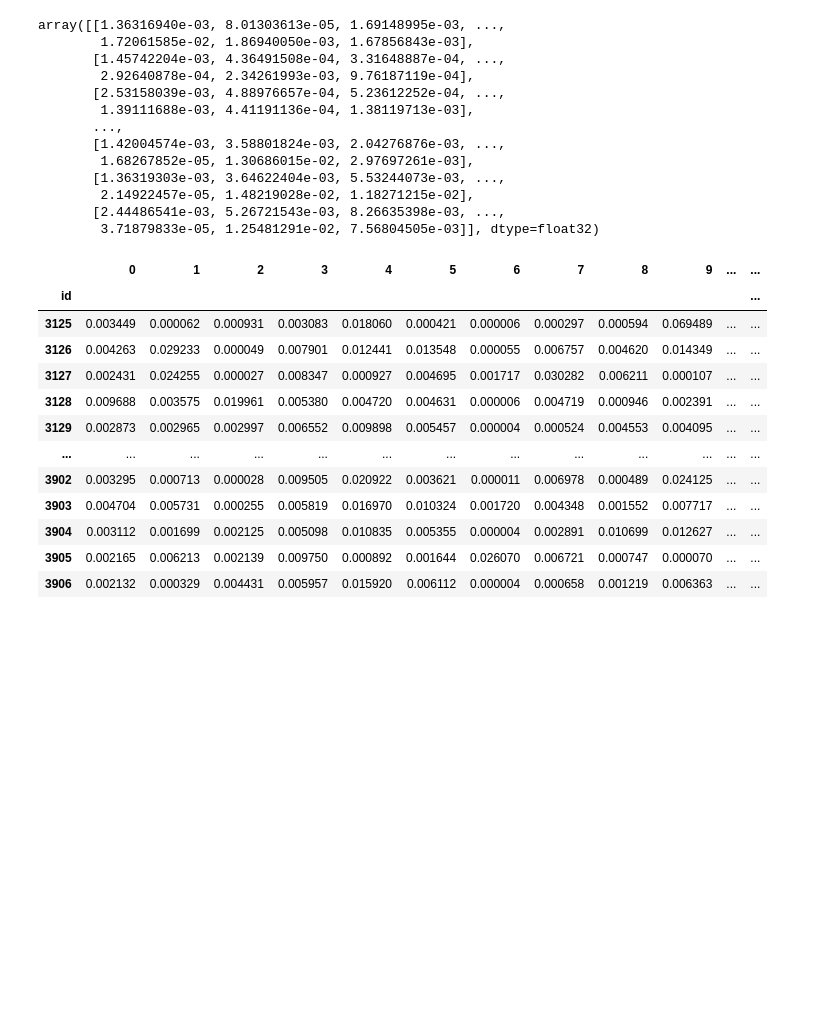
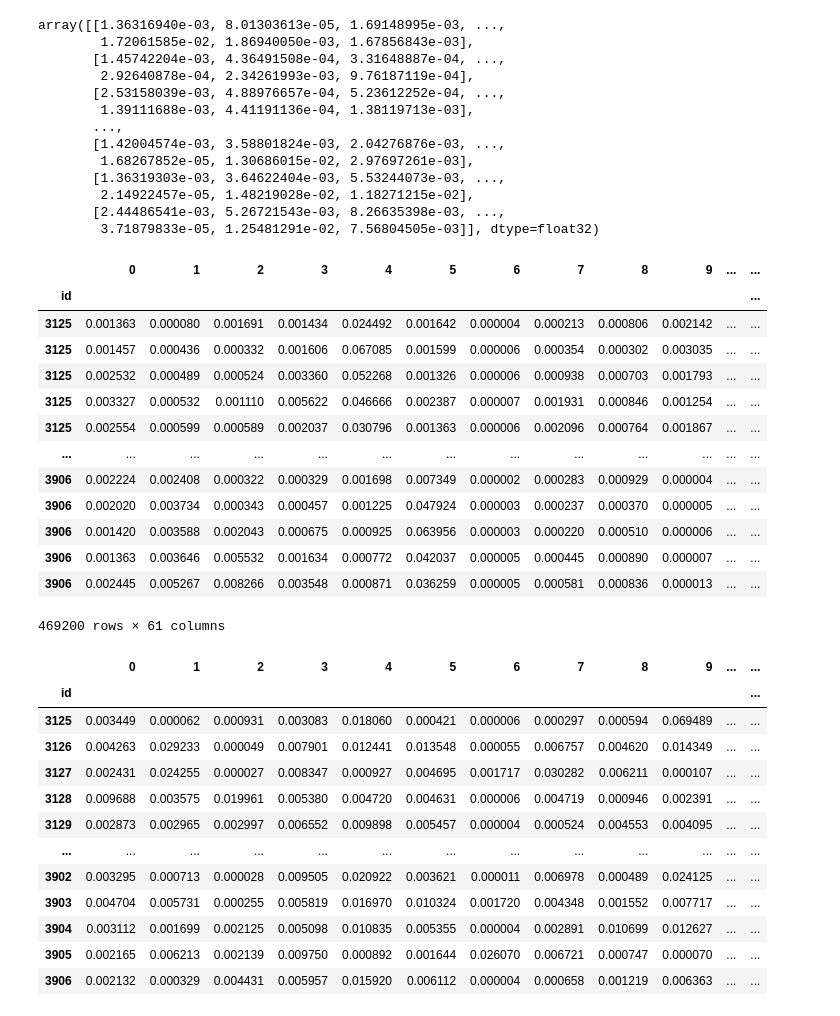
Before and after one commit to imji0319/new_python, a Jupyter notebook: DACON/workout/rawdata.ipynb, the cells around one changed output. Saved outputs shown, nothing was run; the diff lists cells and outputs as text; code cells hidden in the pictures; blank space fills up the shorter version.

```diff
--- a/DACON/workout/rawdata.ipynb
+++ b/DACON/workout/rawdata.ipynb
@@ -166,6 +166,23 @@ array([[1.36316940e-03, 8.01303613e-05, 1.69148995e-03, ...,
         2.14922457e-05, 1.48219028e-02, 1.18271215e-02],
        [2.44486541e-03, 5.26721543e-03, 8.26635398e-03, ...,
         3.71879833e-05, 1.25481291e-02, 7.56804505e-03]], dtype=float32)
+# %%
+pd.DataFrame(y_pred, index = test.id)
+# %% [output]
+|  | 0 | 1 | 2 | 3 | 4 | 5 | 6 | 7 | 8 | 9 | ... | ... |
+| id |  |  |  |  |  |  |  |  |  |  |  | ... |
+| 3125 | 0.001363 | 0.000080 | 0.001691 | 0.001434 | 0.024492 | 0.001642 | 0.000004 | 0.000213 | 0.000806 | 0.002142 | ... | ... |
+| 3125 | 0.001457 | 0.000436 | 0.000332 | 0.001606 | 0.067085 | 0.001599 | 0.000006 | 0.000354 | 0.000302 | 0.003035 | ... | ... |
+| 3125 | 0.002532 | 0.000489 | 0.000524 | 0.003360 | 0.052268 | 0.001326 | 0.000006 | 0.000938 | 0.000703 | 0.001793 | ... | ... |
+| 3125 | 0.003327 | 0.000532 | 0.001110 | 0.005622 | 0.046666 | 0.002387 | 0.000007 | 0.001931 | 0.000846 | 0.001254 | ... | ... |
+| 3125 | 0.002554 | 0.000599 | 0.000589 | 0.002037 | 0.030796 | 0.001363 | 0.000006 | 0.002096 | 0.000764 | 0.001867 | ... | ... |
+| ... | ... | ... | ... | ... | ... | ... | ... | ... | ... | ... | ... | ... |
+| 3906 | 0.002224 | 0.002408 | 0.000322 | 0.000329 | 0.001698 | 0.007349 | 0.000002 | 0.000283 | 0.000929 | 0.000004 | ... | ... |
+| 3906 | 0.002020 | 0.003734 | 0.000343 | 0.000457 | 0.001225 | 0.047924 | 0.000003 | 0.000237 | 0.000370 | 0.000005 | ... | ... |
+| 3906 | 0.001420 | 0.003588 | 0.002043 | 0.000675 | 0.000925 | 0.063956 | 0.000003 | 0.000220 | 0.000510 | 0.000006 | ... | ... |
+| 3906 | 0.001363 | 0.003646 | 0.005532 | 0.001634 | 0.000772 | 0.042037 | 0.000005 | 0.000445 | 0.000890 | 0.000007 | ... | ... |
+| 3906 | 0.002445 | 0.005267 | 0.008266 | 0.003548 | 0.000871 | 0.036259 | 0.000005 | 0.000581 | 0.000836 | 0.000013 | ... | ... |
+469200 rows × 61 columns
 # %%
 pred = pd.DataFrame(y_pred, index = test.id).groupby('id').mean()
 # %%
```
Also changed, not shown: parts of 2 cells of this notebook.
